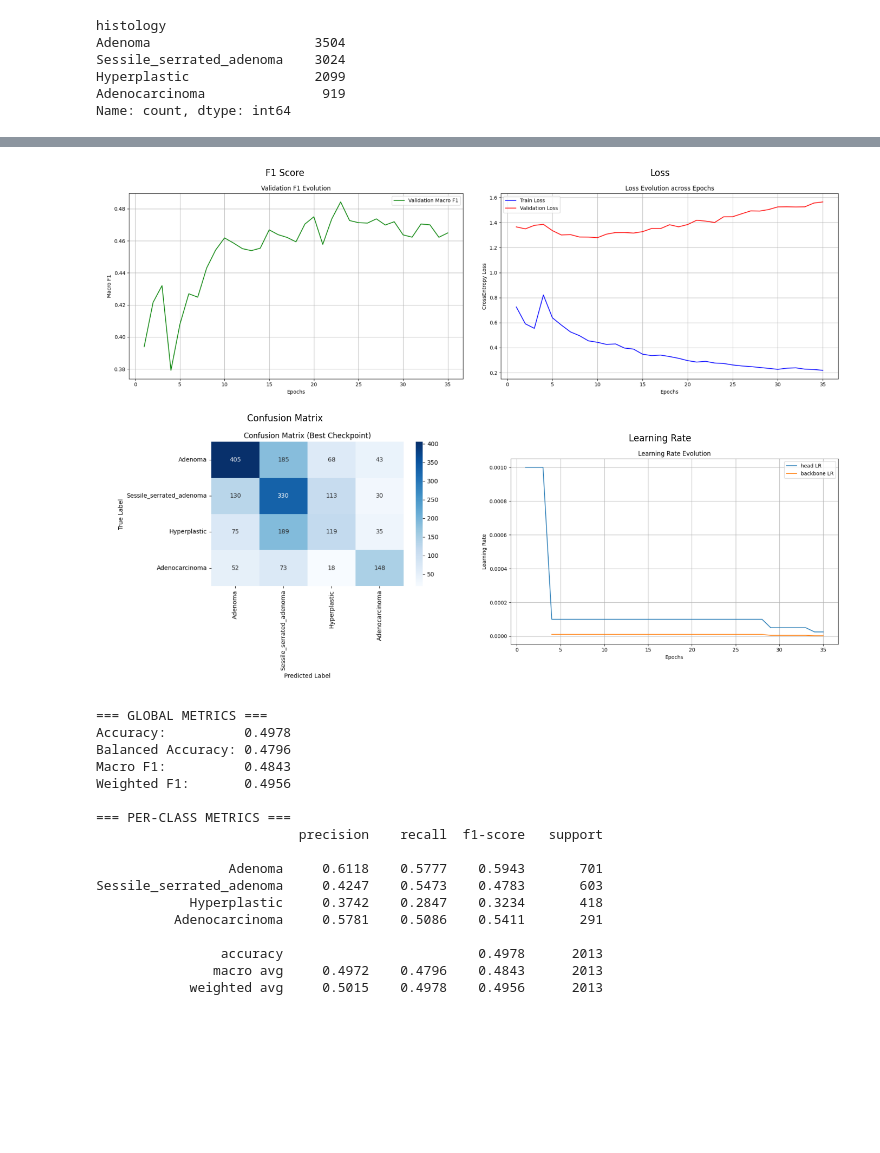
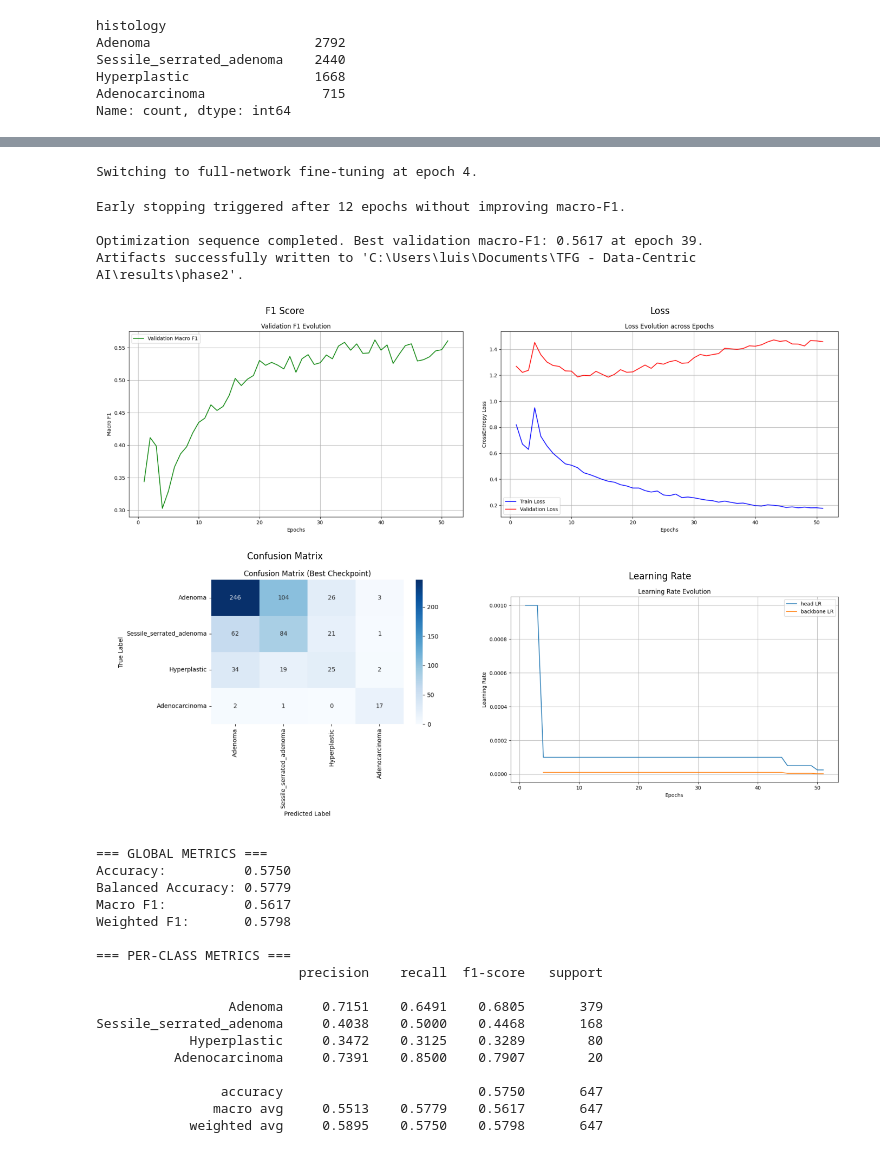
Before and after one commit to luismz14/TFG-DataCentric-AI, a Jupyter notebook: phase2.ipynb, the cells around one changed output, grey strips where cells are left out. Cells and saved outputs as stored; diff of their text form; code cells hidden in the pictures; blank space fills up the shorter version.

```diff
--- a/phase2.ipynb
+++ b/phase2.ipynb
@@ -26,24 +27,33 @@ phase2 = False
 if phase2:
     augment_dataset(r"utils/models/Kvasir_yolov8m.pt")
 # %%
-phase2_csv_dir = Path('data/phase2/data_phase2_v2.csv')
+phase2_csv_dir = Path('data/phase2/phase2_train.csv')
 
 histology_freqs = pd.read_csv(phase2_csv_dir)["histology"].value_counts()
 
 print(histology_freqs)
 # %% [output]
 histology
-Adenoma                     3504
-Sessile_serrated_adenoma    3024
-Hyperplastic                2099
-Adenocarcinoma               919
+Adenoma                     2792
+Sessile_serrated_adenoma    2440
+Hyperplastic                1668
+Adenocarcinoma               715
 Name: count, dtype: int64
 # %%
 baseline_train.random_state = 42
 
-phase2_img_dir = Path('phase2/framesv2')
-phase2_csv_dir = Path('phase2/data_phase2_v2.csv')
-phase2_dir = Path('phase2_experiment_v2')
+phase2_img_dir = Path("phase2/frames")
+phase2_csv_dir = Path("phase2/phase2_train.csv")
+phase2_validation_csv_dir = VALIDATION_CSV
+phase2_validation_img_dir = Path("unified_images")
+phase2_dir = Path('phase2')
 
-plotTrainResults(phase_csv_dir=phase2_csv_dir, phase_img_dir=phase2_img_dir, results_dir=phase2_dir, train=baseline_train)
+plotTrainResults(
+    train_csv_dir=phase2_csv_dir,
+    validation_csv_dir=phase2_validation_csv_dir,
+    train_img_dir=phase2_img_dir,
+    validation_img_dir=phase2_validation_img_dir,
+    results_dir=phase2_dir,
+    train=baseline_train,
+)
 # %% [output]
@@ -51,18 +79,23 @@ Cargando modelo guardado desde: C:\Users\luis\Documents\TFG - Data-Centric AI\re
+Switching to full-network fine-tuning at epoch 4.
+Early stopping triggered after 12 epochs without improving macro-F1.
+
+Optimization sequence completed. Best validation macro-F1: 0.5617 at epoch 39.
+Artifacts successfully written to 'C:\Users\luis\Documents\TFG - Data-Centric AI\results\phase2'.
-[figure, old version]
+[figure, new version]
-=== GLOBAL METRICS ===
-Accuracy:          0.4978
-Balanced Accuracy: 0.4796
-Macro F1:          0.4843
-Weighted F1:       0.4956
-
-=== PER-CLASS METRICS ===
-                          precision    recall  f1-score   support
-
-                 Adenoma     0.6118    0.5777    0.5943       701
-Sessile_serrated_adenoma     0.4247    0.5473    0.4783       603
-            Hyperplastic     0.3742    0.2847    0.3234       418
-          Adenocarcinoma     0.5781    0.5086    0.5411       291
-
-                accuracy                         0.4978      2013
-               macro avg     0.4972    0.4796    0.4843      2013
-            weighted avg     0.5015    0.4978    0.4956      2013
+=== GLOBAL METRICS ===
+Accuracy:          0.5750
+Balanced Accuracy: 0.5779
+Macro F1:          0.5617
+Weighted F1:       0.5798
+
+=== PER-CLASS METRICS ===
+                          precision    recall  f1-score   support
+
+                 Adenoma     0.7151    0.6491    0.6805       379
+Sessile_serrated_adenoma     0.4038    0.5000    0.4468       168
+            Hyperplastic     0.3472    0.3125    0.3289        80
+          Adenocarcinoma     0.7391    0.8500    0.7907        20
+
+                accuracy                         0.5750       647
+               macro avg     0.5513    0.5779    0.5617       647
+            weighted avg     0.5895    0.5750    0.5798       647
```
Also changed, not shown: parts of 3 cells of this notebook, 16 other files.
